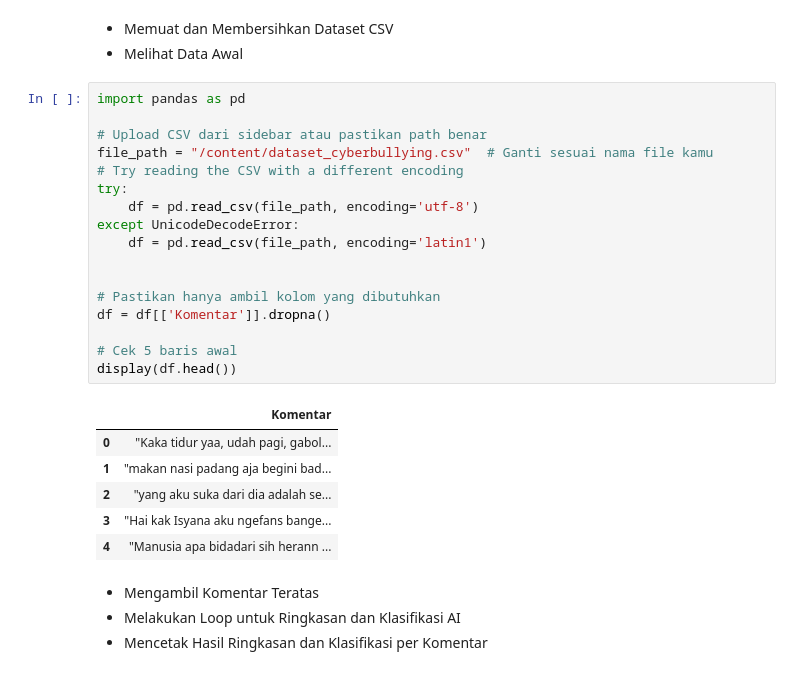
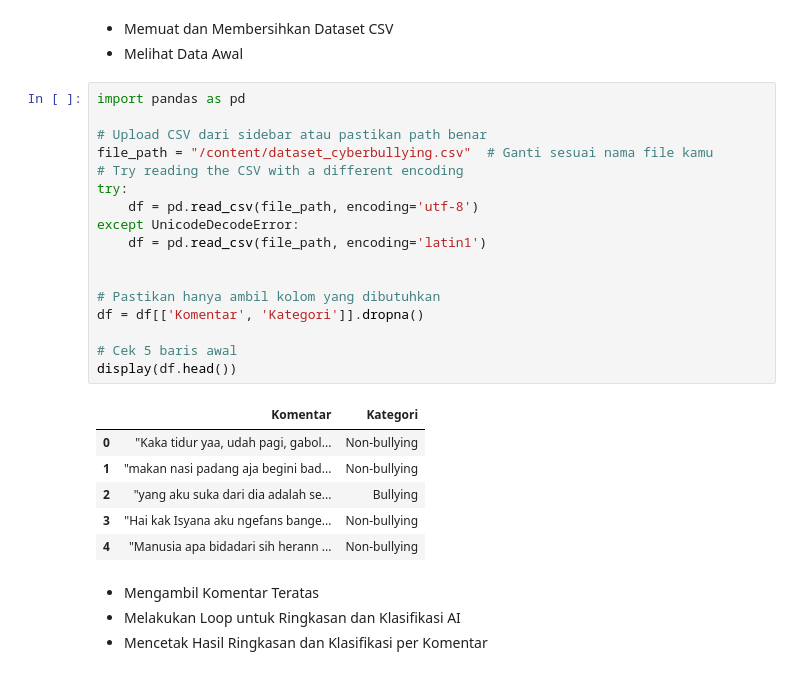
Before and after one commit to Byancyanblue/capstone-cyberbullying-classification, a Jupyter notebook: cyberbullying_classification.ipynb, the cells around one changed output. Saved outputs shown, nothing was run; the diff lists cells and outputs as text.

```diff
--- a/cyberbullying_classification.ipynb
+++ b/cyberbullying_classification.ipynb
@@ -47,27 +47,27 @@ model = Replicate(
 # %%
 import pandas as pd
 
 # Upload CSV dari sidebar atau pastikan path benar
 file_path = "/content/dataset_cyberbullying.csv"  # Ganti sesuai nama file kamu
 # Try reading the CSV with a different encoding
 try:
     df = pd.read_csv(file_path, encoding='utf-8')
 except UnicodeDecodeError:
     df = pd.read_csv(file_path, encoding='latin1')
 
 
 # Pastikan hanya ambil kolom yang dibutuhkan
-df = df[['Komentar']].dropna()
+df = df[['Komentar', 'Kategori']].dropna()
 
 # Cek 5 baris awal
 display(df.head())
 # %% [output]
-|  | Komentar |
-| 0 | "Kaka tidur yaa, udah pagi, gabol... |
-| 1 | "makan nasi padang aja begini bad... |
-| 2 | "yang aku suka dari dia adalah se... |
-| 3 | "Hai kak Isyana aku ngefans bange... |
-| 4 | "Manusia apa bidadari sih herann ... |
+|  | Komentar | Kategori |
+| 0 | "Kaka tidur yaa, udah pagi, gabol... | Non-bullying |
+| 1 | "makan nasi padang aja begini bad... | Non-bullying |
+| 2 | "yang aku suka dari dia adalah se... | Bullying |
+| 3 | "Hai kak Isyana aku ngefans bange... | Non-bullying |
+| 4 | "Manusia apa bidadari sih herann ... | Non-bullying |
 # %% [markdown]
 *   Mengambil Komentar Teratas
 *   Melakukan Loop untuk Ringkasan dan Klasifikasi AI
```
Also changed, not shown: parts of 6 cells of this notebook.
